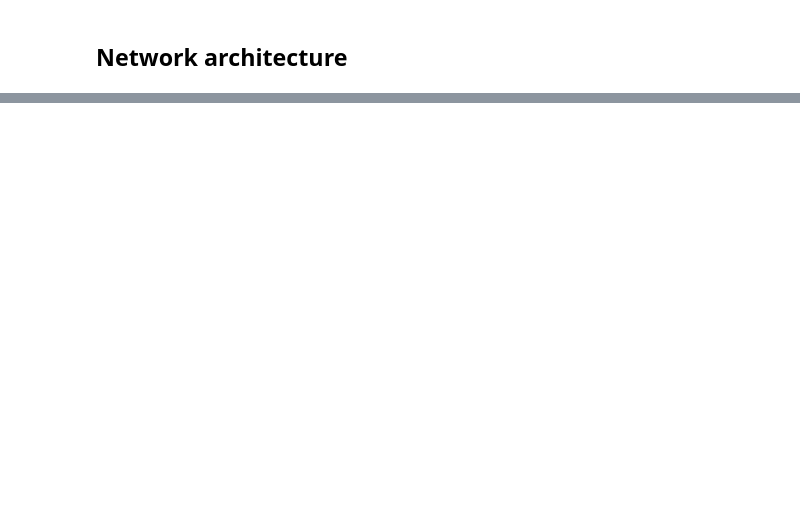
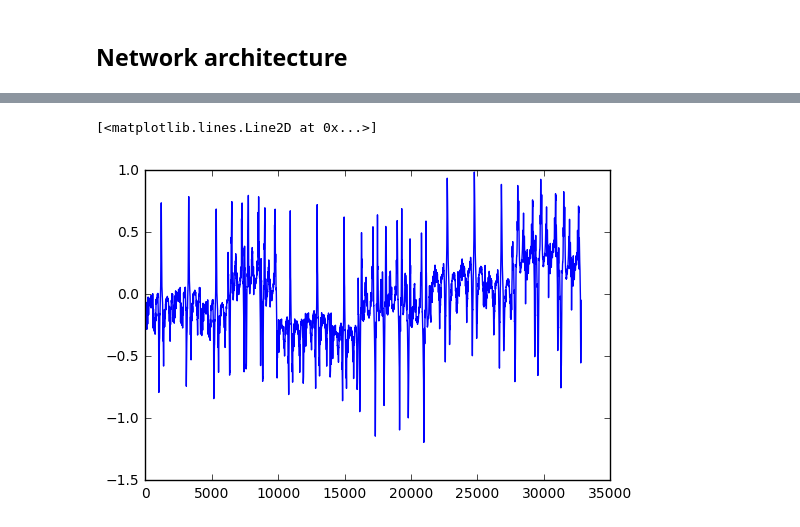
Before and after one commit to apereiral/Behavioral-Cloning-Project, a Jupyter notebook: behavioral-cloning-notebook.ipynb, the cells around one changed output, grey strips where cells are left out. Cells and saved outputs as stored; diff of their text form; code cells hidden in the pictures; blank space fills up the shorter version.

```diff
--- a/behavioral-cloning-notebook.ipynb
+++ b/behavioral-cloning-notebook.ipynb
@@ -178,0 +228,5 @@ history = model.fit(img_train, steering_train, nb_epoch=20, validation_split=0.2
+# %%
+plt.plot(steering_train)
+# %% [output]
+[<matplotlib.lines.Line2D at 0x...>]
+[figure, added]
```
Also changed, not shown: parts of 34 cells of this notebook.
